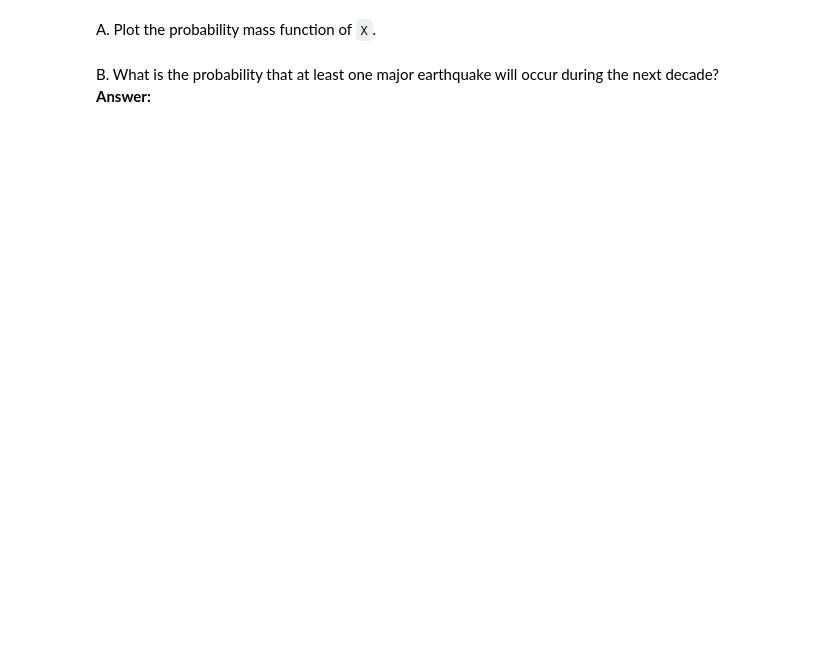
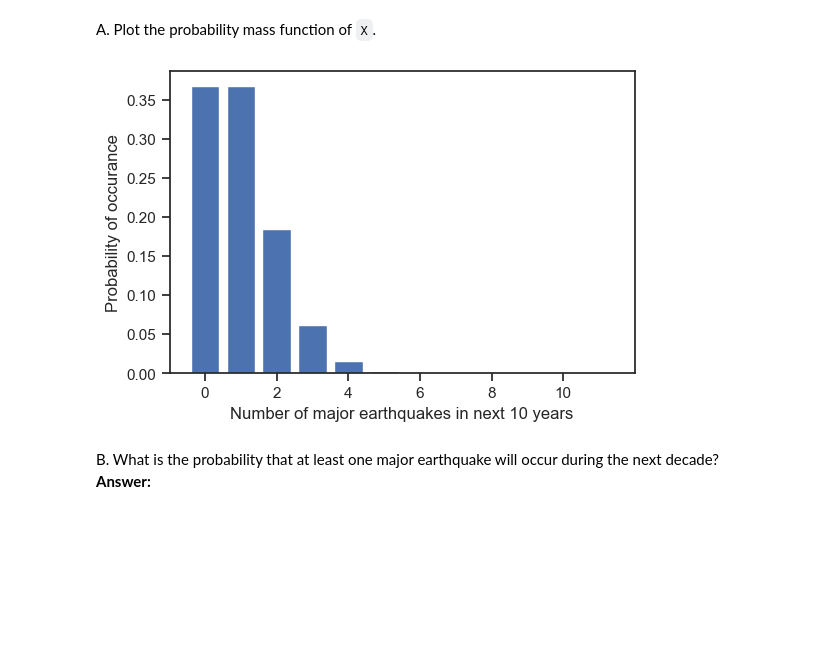
Before and after one commit to flavio-nardi/data-analytics-se, a Jupyter notebook: lecturebook/homework/homework-01.ipynb, the cells around one changed output. Cells and saved outputs as stored; diff of their text form; code cells hidden in the pictures; blank space fills up the shorter version.

```diff
--- a/lecturebook/homework/homework-01.ipynb
+++ b/lecturebook/homework/homework-01.ipynb
@@ -243,3 +240,12 @@ plt.show()
+# %%
+# Your code here
+ks = range(12)
+fig, ax = plt.subplots()
+ax.bar(ks, X.pmf(ks))
+ax.set_xlabel('Number of major earthquakes in next 10 years')
+ax.set_ylabel('Probability of occurance');
+# %% [output]
+[figure, added]
 # %% [markdown]
 B. What is the probability that at least one major earthquake will occur during the next decade?<br>
 **Answer:**
```
Also changed, not shown: parts of 7 cells of this notebook.
